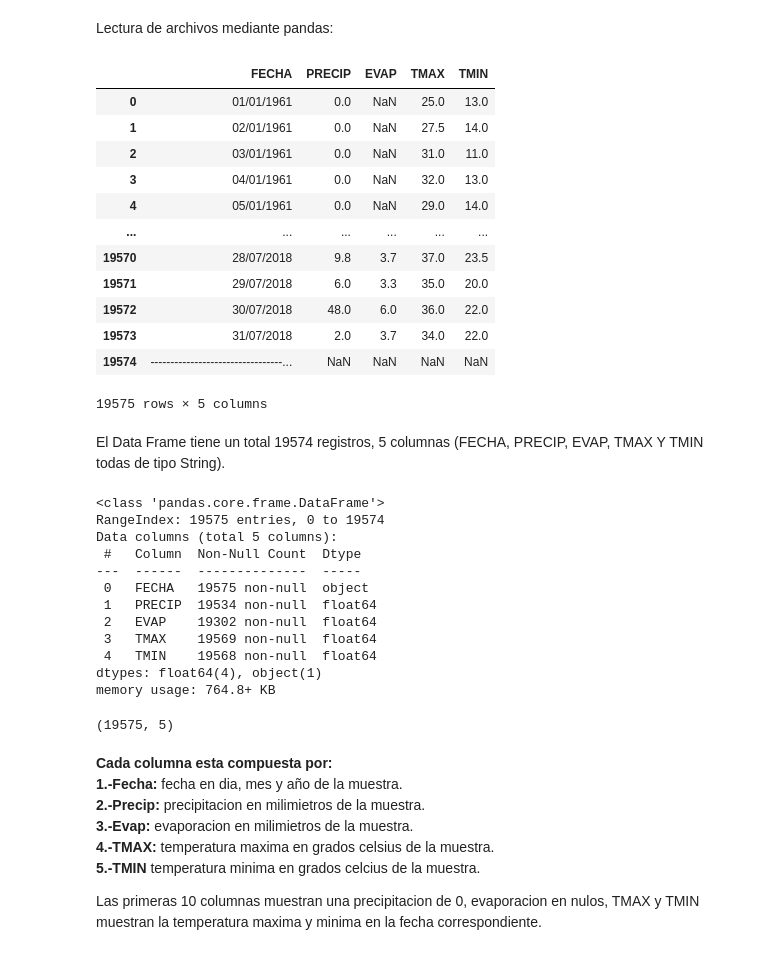
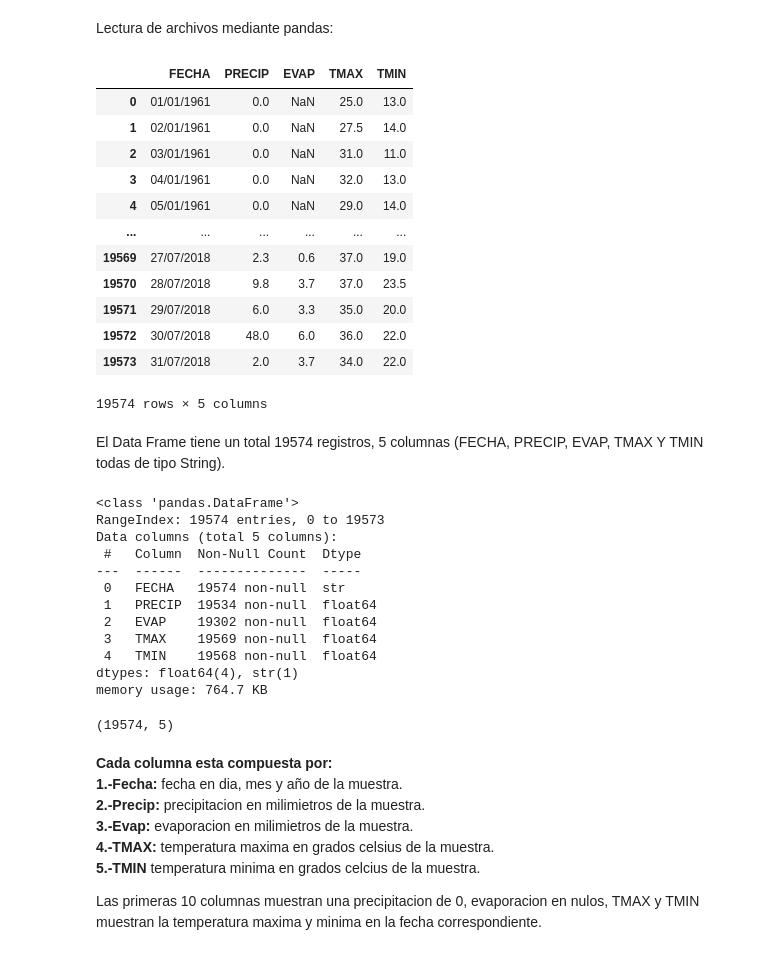
Before and after one commit to LuisArchuleta/CDD, a Jupyter notebook: Modulo_2/ProcesamientoDeArchivoTXT/ExploracionDeDatos.ipynb, the cells around one changed output. Saved outputs shown, nothing was run; the diff lists cells and outputs as text; code cells hidden in the pictures.

```diff
--- a/Modulo_2/ProcesamientoDeArchivoTXT/ExploracionDeDatos.ipynb
+++ b/Modulo_2/ProcesamientoDeArchivoTXT/ExploracionDeDatos.ipynb
@@ -20,49 +20,49 @@ Lectura de archivos mediante pandas:
 # %%
 #Importacion de pandas y lectura del archivo.
 import pandas as pd
 df=pd.read_csv('Dataset/25001.txt',
 skiprows=19, #saltamos las primeras 18 lineas del archivo
-skipfooter=1,#saltamos la ultima linea
+skipfooter=2,#saltamos las ultimas 2 lineas
 names=['FECHA','PRECIP','EVAP','TMAX','TMIN'] , #Nombres de las columnas
 sep=r'\s+',#Separamos las columnas correctamente
 na_values='Nulo', #Asignamos como nulos los datos que contengan 'Nulo'
 )
 df
 # %% [output]
 |  | FECHA | PRECIP | EVAP | TMAX | TMIN |
 | 0 | 01/01/1961 | 0.0 | NaN | 25.0 | 13.0 |
 | 1 | 02/01/1961 | 0.0 | NaN | 27.5 | 14.0 |
 | 2 | 03/01/1961 | 0.0 | NaN | 31.0 | 11.0 |
 | 3 | 04/01/1961 | 0.0 | NaN | 32.0 | 13.0 |
 | 4 | 05/01/1961 | 0.0 | NaN | 29.0 | 14.0 |
 | ... | ... | ... | ... | ... | ... |
+| 19569 | 27/07/2018 | 2.3 | 0.6 | 37.0 | 19.0 |
 | 19570 | 28/07/2018 | 9.8 | 3.7 | 37.0 | 23.5 |
 | 19571 | 29/07/2018 | 6.0 | 3.3 | 35.0 | 20.0 |
 | 19572 | 30/07/2018 | 48.0 | 6.0 | 36.0 | 22.0 |
 | 19573 | 31/07/2018 | 2.0 | 3.7 | 34.0 | 22.0 |
-| 19574 | ---------------------------------... | NaN | NaN | NaN | NaN |
-19575 rows × 5 columns
+19574 rows × 5 columns
 # %% [markdown]
 El Data Frame tiene un total 19574 registros, 5 columnas (FECHA, PRECIP, EVAP, TMAX Y TMIN todas de tipo String).
 # %%
 df.info()
 # %% [output]
-<class 'pandas.core.frame.DataFrame'>
-RangeIndex: 19575 entries, 0 to 19574
+<class 'pandas.DataFrame'>
+RangeIndex: 19574 entries, 0 to 19573
 Data columns (total 5 columns):
  #   Column  Non-Null Count  Dtype
 ---  ------  --------------  -----
- 0   FECHA   19575 non-null  object
+ 0   FECHA   19574 non-null  str
  1   PRECIP  19534 non-null  float64
  2   EVAP    19302 non-null  float64
  3   TMAX    19569 non-null  float64
  4   TMIN    19568 non-null  float64
-dtypes: float64(4), object(1)
-memory usage: 764.8+ KB
+dtypes: float64(4), str(1)
+memory usage: 764.7 KB
 # %%
 df.shape
 # %% [output]
-(19575, 5)
+(19574, 5)
 # %% [markdown]
 **Cada columna esta compuesta por:**
 **1.-Fecha:** fecha en dia, mes y año de la muestra.
```
Also changed, not shown: parts of 18 cells of this notebook, 1 other file.
